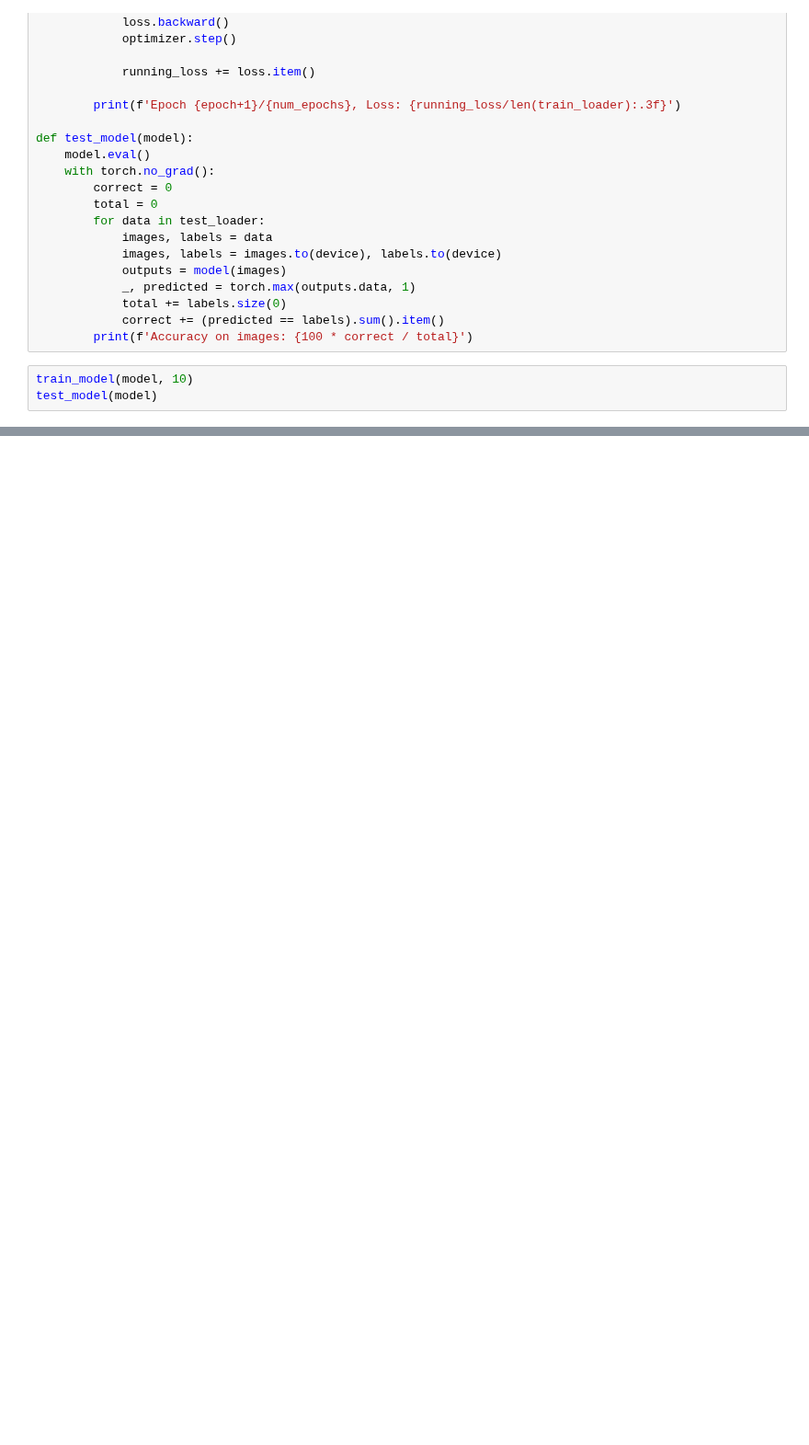
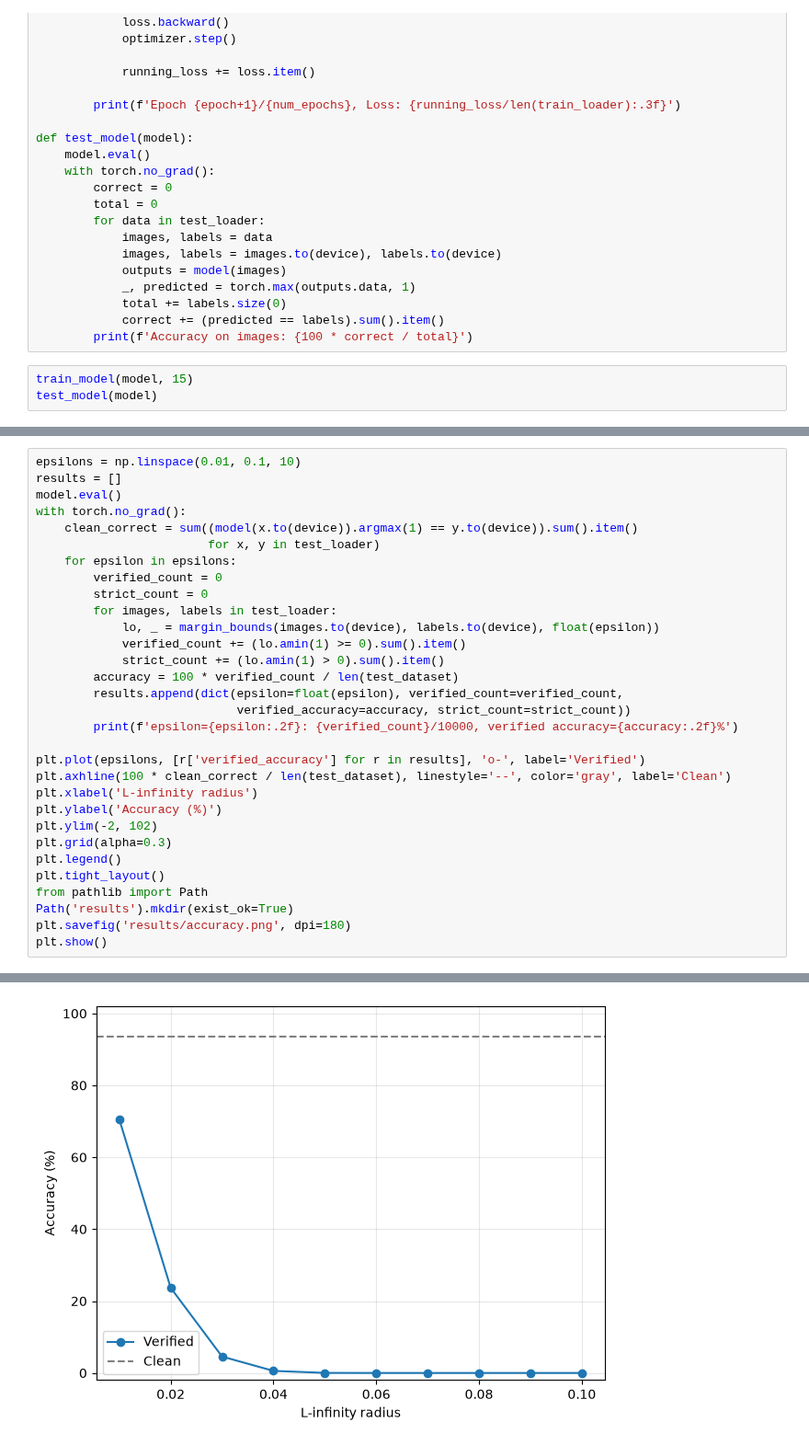
Before and after one commit to xzzWZY/CCS521FA26HW, a Jupyter notebook: hw2/q4/mnist_interval_analysis.ipynb, the cells around one changed output, grey strips where cells are left out. Shown at 92% size. Drawn from its saved outputs; the diff is of its cells as text; blank space fills up the shorter version.

Commit message:
update Q4 code and results

```diff
--- a/hw2/q4/mnist_interval_analysis.ipynb
+++ b/hw2/q4/mnist_interval_analysis.ipynb
@@ -94,5 +102,5 @@ def test_model(model):
             correct += (predicted == labels).sum().item()
         print(f'Accuracy on images: {100 * correct / total}')
 # %%
-train_model(model, 10)
+train_model(model, 15)
 test_model(model)
@@ -103,0 +149,32 @@ test_model(model)
+# %%
+epsilons = np.linspace(0.01, 0.1, 10)
+results = []
+model.eval()
+with torch.no_grad():
+    clean_correct = sum((model(x.to(device)).argmax(1) == y.to(device)).sum().item()
+                        for x, y in test_loader)
+    for epsilon in epsilons:
+        verified_count = 0
+        strict_count = 0
+        for images, labels in test_loader:
+            lo, _ = margin_bounds(images.to(device), labels.to(device), float(epsilon))
+            verified_count += (lo.amin(1) >= 0).sum().item()
+            strict_count += (lo.amin(1) > 0).sum().item()
+        accuracy = 100 * verified_count / len(test_dataset)
+        results.append(dict(epsilon=float(epsilon), verified_count=verified_count,
+                            verified_accuracy=accuracy, strict_count=strict_count))
+        print(f'epsilon={epsilon:.2f}: {verified_count}/10000, verified accuracy={accuracy:.2f}%')
+
+plt.plot(epsilons, [r['verified_accuracy'] for r in results], 'o-', label='Verified')
+plt.axhline(100 * clean_correct / len(test_dataset), linestyle='--', color='gray', label='Clean')
+plt.xlabel('L-infinity radius')
+plt.ylabel('Accuracy (%)')
+plt.ylim(-2, 102)
+plt.grid(alpha=0.3)
+plt.legend()
+plt.tight_layout()
+from pathlib import Path
+Path('results').mkdir(exist_ok=True)
+plt.savefig('results/accuracy.png', dpi=180)
+plt.show()
+# %% [output]
@@ -103,0 +191 @@ test_model(model)
+[figure, added]
```
Also changed, not shown: parts of 8 cells of this notebook, 8 other files.
